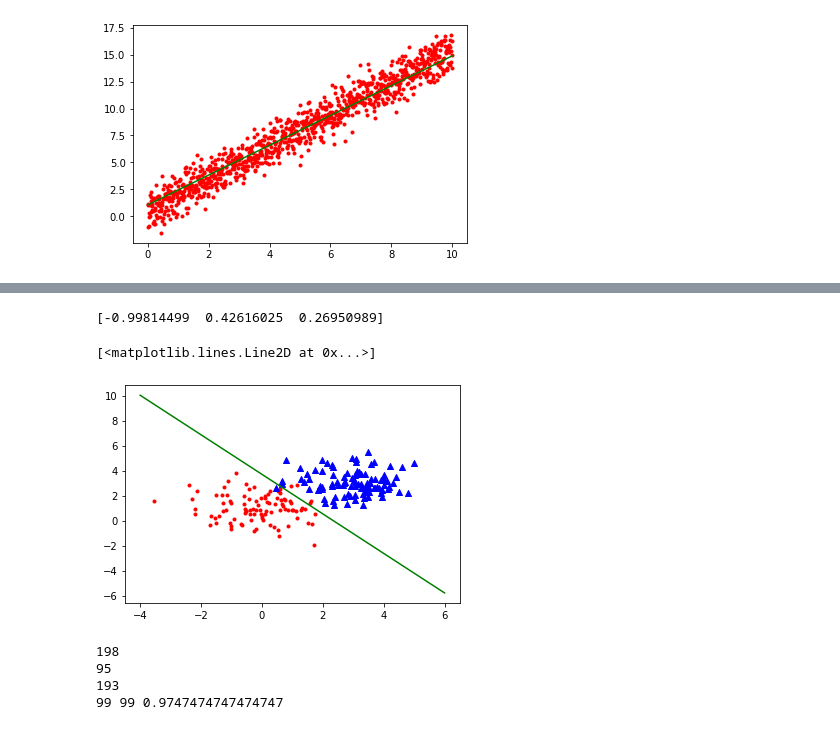
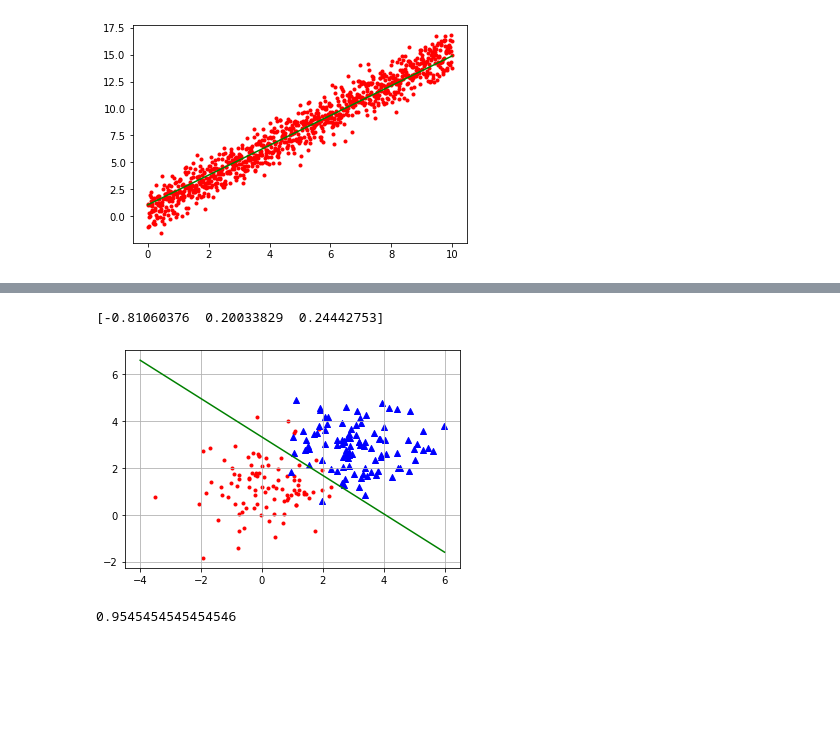
Before and after one commit to ribu-go/data_analysis, a Jupyter notebook: lab1/DA_lab_1.ipynb, the cells around one changed output, grey strips where cells are left out. Saved outputs shown, nothing was run; the diff lists cells and outputs as text; code cells hidden in the pictures; blank space fills up the shorter version.

```diff
--- a/lab1/DA_lab_1.ipynb
+++ b/lab1/DA_lab_1.ipynb
@@ -47,28 +47,30 @@ def generateSampleClsf(center, cov, numOfSamples) :
   return np.random.multivariate_normal(center, cov, numOfSamples)
 
 def sigmoid(x) :
-  return 1 / (1 + np.exp(-x))
+  return 1 / (1 + np.exp(x))
 
 def gradL (t, X0, X1) :
   m = X0.shape[0] + X1.shape[0]
   r = np.array([0., 0., 0.])
-  sigm_X0 = np.array([sigmoid(t[0] + t[1] * x[0] + t[2] * x[1]) for x in X0])
-  sigm_X1 = np.array([sigmoid(t[0] + t[1] * x[0] + t[2] * x[1]) for x in X1])
+  X = np.concatenate((X0, X1), axis=0)
+  P0 = np.array([sigmoid(t[0] + t[1] * x[0] + t[2] * x[1]) for x in X0])
+  P1 = np.array([sigmoid(t[0] + t[1] * x[0] + t[2] * x[1]) for x in X1])
+  P = np.concatenate((P0, P1 - 1), axis=0)
 
-  r[0] = (np.sum(sigm_X0) + np.sum(sigm_X1 - 1)) / m
-  r[1] = (np.sum(X0[:, 0]) + np.sum(X1[:, 0])) * r[0]
-  r[2] = (np.sum(X0[:, 1]) + np.sum(X1[:, 1])) * r[0]
+  r[0] = -np.sum(P) / m
+  r[1] = -np.dot(X[:, 0], P) / m
+  r[2] = -np.dot(X[:, 1], P) / m
 
   return r
 
 def logisticRegression(X0, X1) :
-  rate = 0.05 #learning rate
+  rate = 0.001 #learning rate
   eps = 0.005 #sufficient error
   curr = np.array([1., 1., 1.])
   prev = np.zeros(3)
 
   #while ((np.abs((curr - prev)[0]) > eps) or (np.abs((curr - prev)[1]) > eps)) :
-  for i in range(200) :
+  for i in range(500) :
     prev = np.copy(curr)
     curr = np.copy(prev - rate * gradL(prev, X0, X1))
     #print(curr)
@@ -93,23 +95,23 @@ plt.scatter(X1[:, 0], X1[:, 1], color = 'b', marker = '^')
 # %%
 X0_learn = X0[: int(0.5 * num0)]
 X1_learn = X1[: int(0.5 * num1)]
 X0_test = X0[int(0.5 * num0) + 1 :]
 X1_test = X1[int(0.5 * num1) + 1 :]
 
 X = np.linspace(-4, 6, 100)
 
 coef = logisticRegression(X0_learn, X1_learn)
 
 coef[0] *= -1
 print(coef)
 
 plt.scatter(X0_test[:, 0], X0_test[:, 1], color = 'r', marker = '.')
 plt.scatter(X1_test[:, 0], X1_test[:, 1], color = 'b', marker = '^')
 plt.plot(X, -coef[0] / coef[2] + X * (-coef[1] / coef[2]), color = 'g')
+plt.grid()
 # %% [output]
-[-0.99814499  0.42616025  0.26950989]
+[-0.81060376  0.20033829  0.24442753]
-[<matplotlib.lines.Line2D at 0x...>]
-[figure, old version]
+[figure, new version]
 # %%
 #t: array of coefficients, X0 and X1 are arrays of 2d points
 #labeled 0 and 1 respectively
@@ -131,7 +133,4 @@ def accuracy(t, X0, X1) :
 # %%
 print(accuracy(coef, X0_test, X1_test))
 # %% [output]
-198
-95
-193
-99 99 0.9747474747474747
+0.9545454545454546
```
Also changed, not shown: parts of 1 cell of this notebook.
